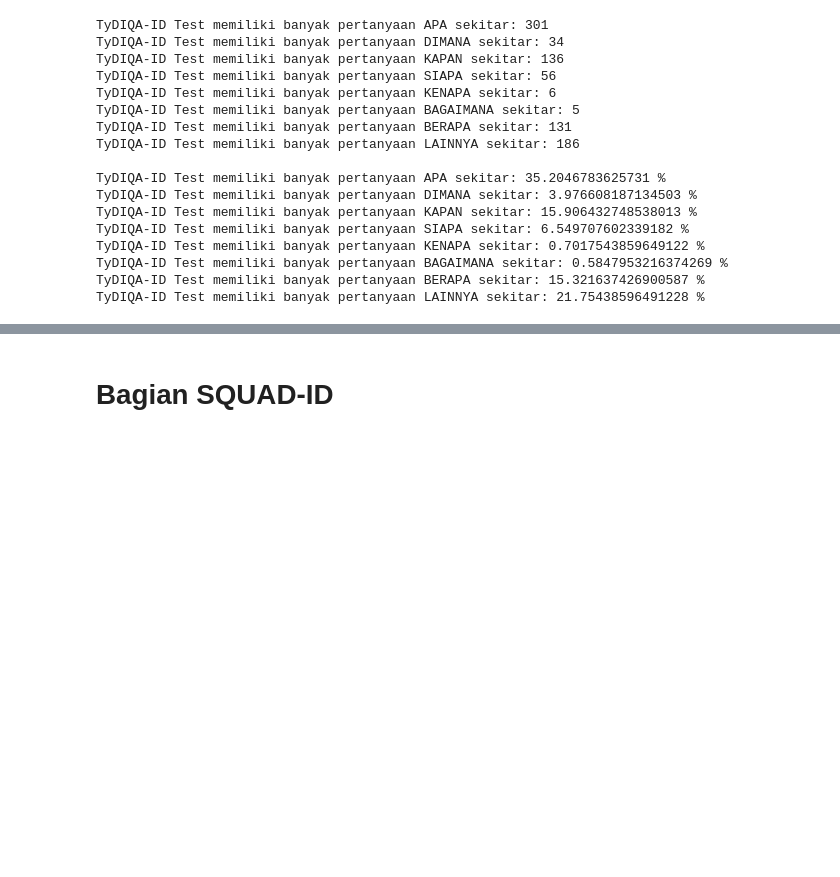
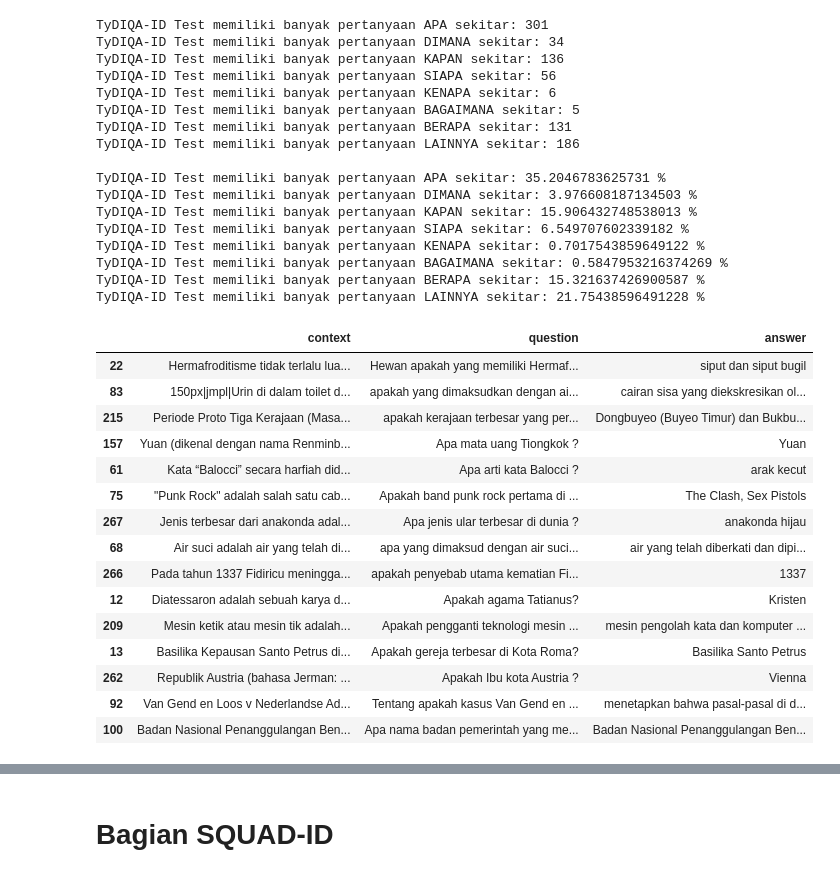
Before and after one commit to muhammadravi251001/qas-with-indonli, a Jupyter notebook: utilities/Cek Reasoning Type.ipynb, the cells around one changed output, grey strips where cells are left out. Saved outputs shown, nothing was run; the diff lists cells and outputs as text; code cells hidden in the pictures; blank space fills up the shorter version.

```diff
--- a/utilities/Cek Reasoning Type.ipynb
+++ b/utilities/Cek Reasoning Type.ipynb
@@ -329,3 +462,22 @@ kenapa_df_tydiqa_id = pick_a_row(data=data_qas_id_tydiqa_id, question_type=['Men
 bagaimana_df_tydiqa_id = pick_a_row(data=data_qas_id_tydiqa_id, question_type=['Bagaimana', 'bagaimana'], number=5)
 berapa_df_tydiqa_id = pick_a_row(data=data_qas_id_tydiqa_id, question_type=['Berapa', 'Berapakah', 'berapa', 'berapakah'], number=15)
 lainnya_df_tydiqa_id = pick_a_row(data=data_qas_id_tydiqa_id, question_type="lainnya", number=15)
+# %%
+apa_df_tydiqa_id
+# %% [output]
+|  | context | question | answer |
+| 22 | Hermafroditisme tidak terlalu lua... | Hewan apakah yang memiliki Hermaf... | siput dan siput bugil |
+| 83 | 150px|jmpl|Urin di dalam toilet d... | apakah yang dimaksudkan dengan ai... | cairan sisa yang diekskresikan ol... |
+| 215 | Periode Proto Tiga Kerajaan (Masa... | apakah kerajaan terbesar yang per... | Dongbuyeo (Buyeo Timur) dan Bukbu... |
+| 157 | Yuan (dikenal dengan nama Renminb... | Apa mata uang Tiongkok ? | Yuan |
+| 61 | Kata “Balocci” secara harfiah did... | Apa arti kata Balocci ? | arak kecut |
+| 75 | "Punk Rock" adalah salah satu cab... | Apakah band punk rock pertama di ... | The Clash, Sex Pistols |
+| 267 | Jenis terbesar dari anakonda adal... | Apa jenis ular terbesar di dunia ? | anakonda hijau |
+| 68 | Air suci adalah air yang telah di... | apa yang dimaksud dengan air suci... | air yang telah diberkati dan dipi... |
+| 266 | Pada tahun 1337 Fidiricu meningga... | apakah penyebab utama kematian Fi... | 1337 |
+| 12 | Diatessaron adalah sebuah karya d... | Apakah agama Tatianus? | Kristen |
+| 209 | Mesin ketik atau mesin tik adalah... | Apakah pengganti teknologi mesin ... | mesin pengolah kata dan komputer ... |
+| 13 | Basilika Kepausan Santo Petrus di... | Apakah gereja terbesar di Kota Roma? | Basilika Santo Petrus |
+| 262 | Republik Austria (bahasa Jerman: ... | Apakah Ibu kota Austria ? | Vienna |
+| 92 | Van Gend en Loos v Nederlandse Ad... | Tentang apakah kasus Van Gend en ... | menetapkan bahwa pasal-pasal di d... |
+| 100 | Badan Nasional Penanggulangan Ben... | Apa nama badan pemerintah yang me... | Badan Nasional Penanggulangan Ben... |
```
Also changed, not shown: parts of 15 cells of this notebook.
